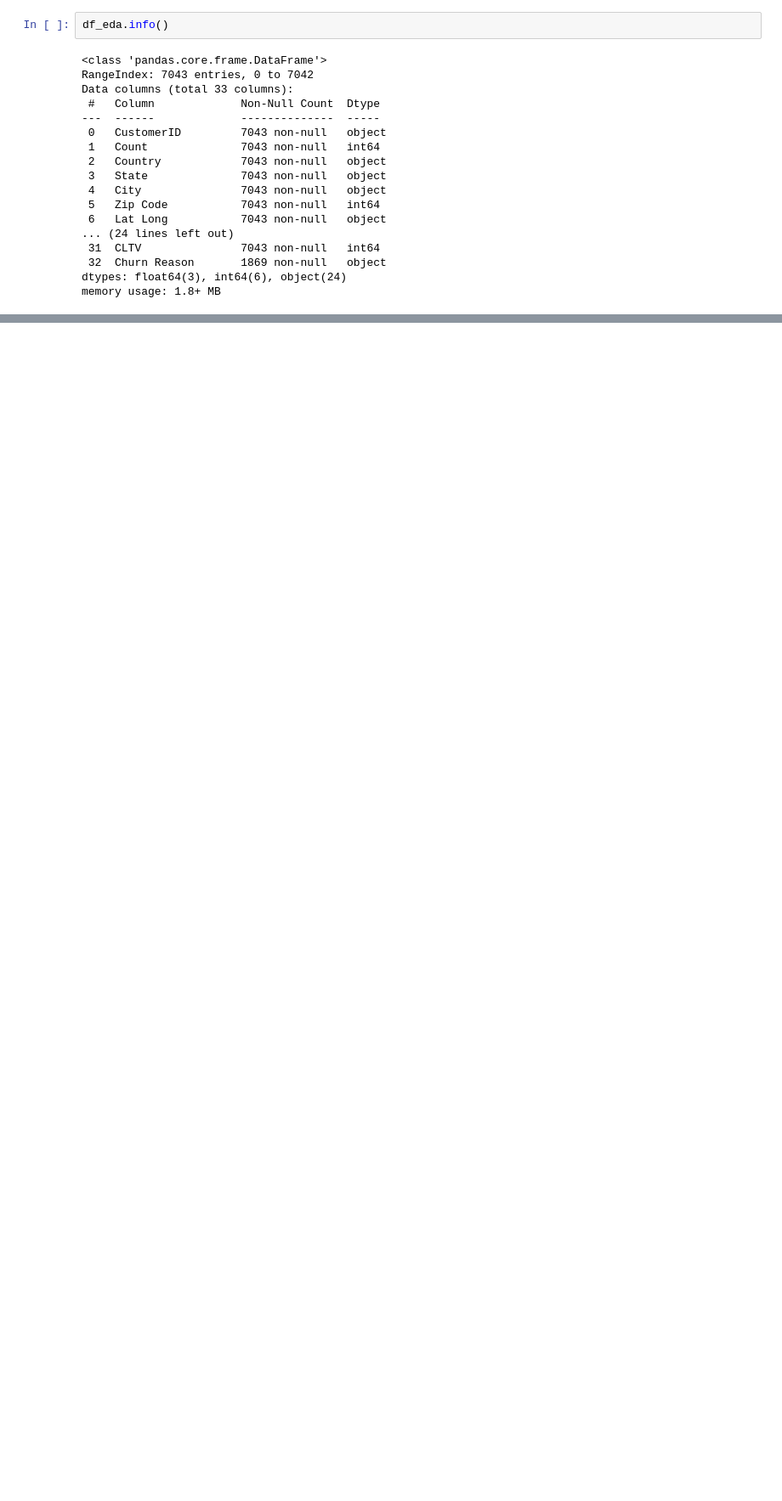
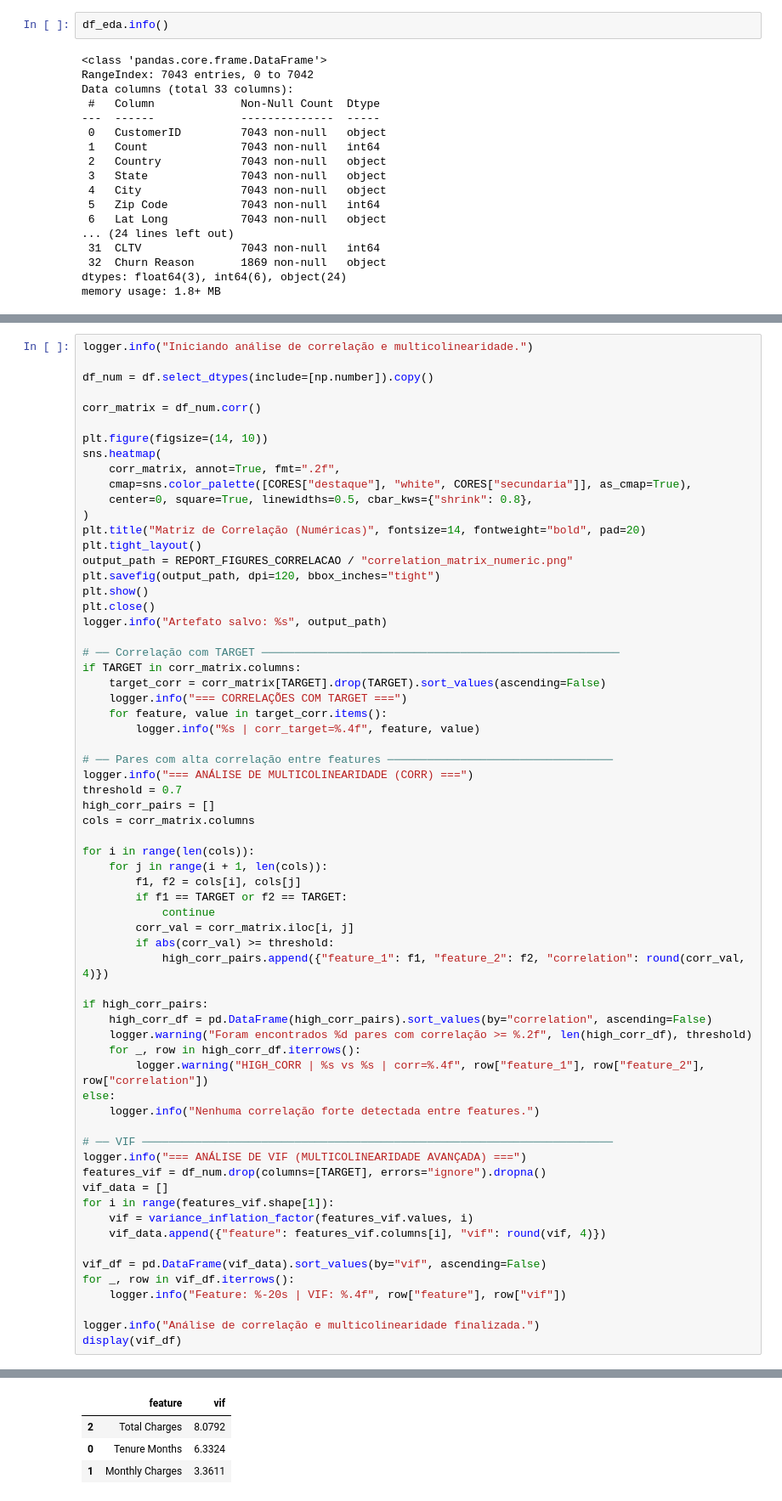
Before and after one commit to leonflicts42/tech_challenge_1_fiap_mlops, a Jupyter notebook: notebooks/1_vab_eda.ipynb, the cells around one changed output, grey strips where cells are left out. Shown at 85% size. Saved outputs shown, nothing was run; the diff lists cells and outputs as text; blank space fills up the shorter version.

```diff
--- a/notebooks/1_vab_eda.ipynb
+++ b/notebooks/1_vab_eda.ipynb
@@ -1489,0 +1178,66 @@ logger.info("Análise de correlação e multicolinearidade finalizada.")
+# %%
+logger.info("Iniciando análise de correlação e multicolinearidade.")
+
+df_num = df.select_dtypes(include=[np.number]).copy()
+
+corr_matrix = df_num.corr()
+
+plt.figure(figsize=(14, 10))
+sns.heatmap(
+    corr_matrix, annot=True, fmt=".2f",
+    cmap=sns.color_palette([CORES["destaque"], "white", CORES["secundaria"]], as_cmap=True),
+    center=0, square=True, linewidths=0.5, cbar_kws={"shrink": 0.8},
+)
+plt.title("Matriz de Correlação (Numéricas)", fontsize=14, fontweight="bold", pad=20)
+plt.tight_layout()
+output_path = REPORT_FIGURES_CORRELACAO / "correlation_matrix_numeric.png"
+plt.savefig(output_path, dpi=120, bbox_inches="tight")
+plt.show()
+plt.close()
+logger.info("Artefato salvo: %s", output_path)
+
+# ── Correlação com TARGET ──────────────────────────────────────────────────────
+if TARGET in corr_matrix.columns:
+    target_corr = corr_matrix[TARGET].drop(TARGET).sort_values(ascending=False)
+    logger.info("=== CORRELAÇÕES COM TARGET ===")
+    for feature, value in target_corr.items():
+        logger.info("%s | corr_target=%.4f", feature, value)
+
+# ── Pares com alta correlação entre features ──────────────────────────────────
+logger.info("=== ANÁLISE DE MULTICOLINEARIDADE (CORR) ===")
+threshold = 0.7
+high_corr_pairs = []
+cols = corr_matrix.columns
+
+for i in range(len(cols)):
+    for j in range(i + 1, len(cols)):
+        f1, f2 = cols[i], cols[j]
+        if f1 == TARGET or f2 == TARGET:
+            continue
+        corr_val = corr_matrix.iloc[i, j]
+        if abs(corr_val) >= threshold:
+            high_corr_pairs.append({"feature_1": f1, "feature_2": f2, "correlation": round(corr_val, 4)})
+
+if high_corr_pairs:
+    high_corr_df = pd.DataFrame(high_corr_pairs).sort_values(by="correlation", ascending=False)
+    logger.warning("Foram encontrados %d pares com correlação >= %.2f", len(high_corr_df), threshold)
+    for _, row in high_corr_df.iterrows():
+        logger.warning("HIGH_CORR | %s vs %s | corr=%.4f", row["feature_1"], row["feature_2"], row["correlation"])
+else:
+    logger.info("Nenhuma correlação forte detectada entre features.")
+
+# ── VIF ───────────────────────────────────────────────────────────────────────
+logger.info("=== ANÁLISE DE VIF (MULTICOLINEARIDADE AVANÇADA) ===")
+features_vif = df_num.drop(columns=[TARGET], errors="ignore").dropna()
+vif_data = []
+for i in range(features_vif.shape[1]):
+    vif = variance_inflation_factor(features_vif.values, i)
+    vif_data.append({"feature": features_vif.columns[i], "vif": round(vif, 4)})
+
+vif_df = pd.DataFrame(vif_data).sort_values(by="vif", ascending=False)
+for _, row in vif_df.iterrows():
+    logger.info("Feature: %-20s | VIF: %.4f", row["feature"], row["vif"])
+
+logger.info("Análise de correlação e multicolinearidade finalizada.")
+display(vif_df)
+# %% [output]
@@ -1489,0 +1259,4 @@ logger.info("Análise de correlação e multicolinearidade finalizada.")
+|  | feature | vif |
+| 2 | Total Charges | 8.0792 |
+| 0 | Tenure Months | 6.3324 |
+| 1 | Monthly Charges | 3.3611 |
```
Also changed, not shown: parts of 63 cells of this notebook, 21 other files.
